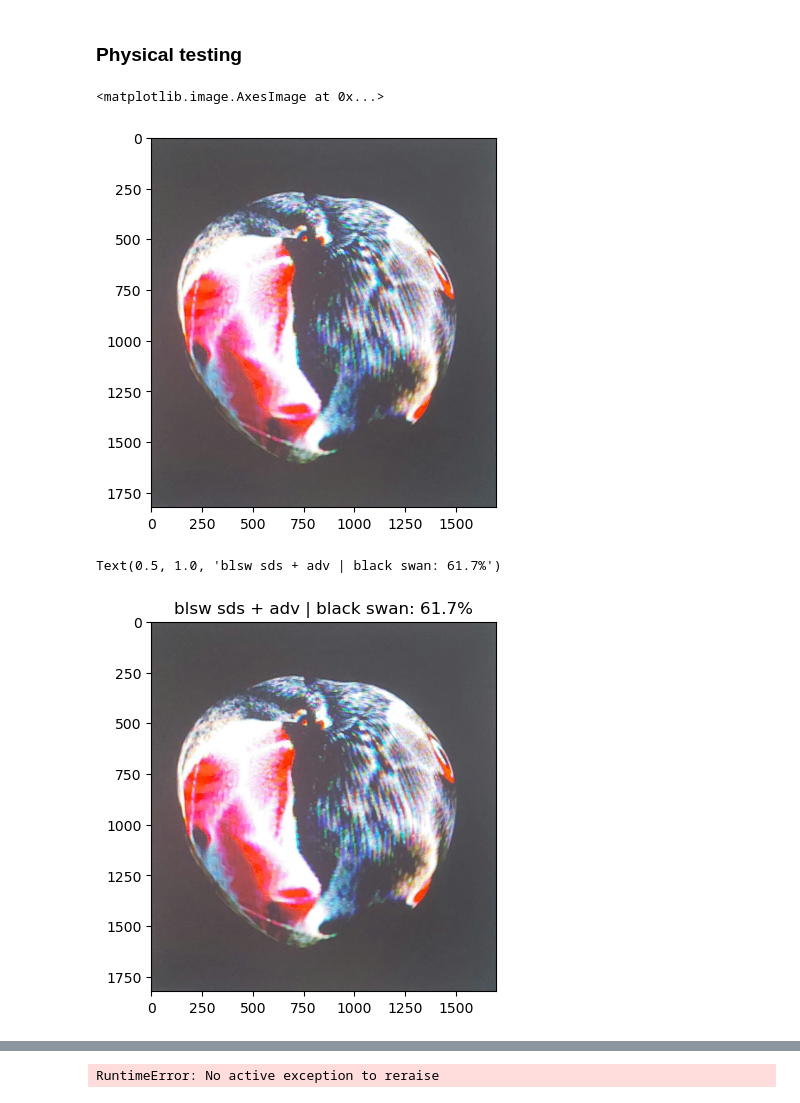
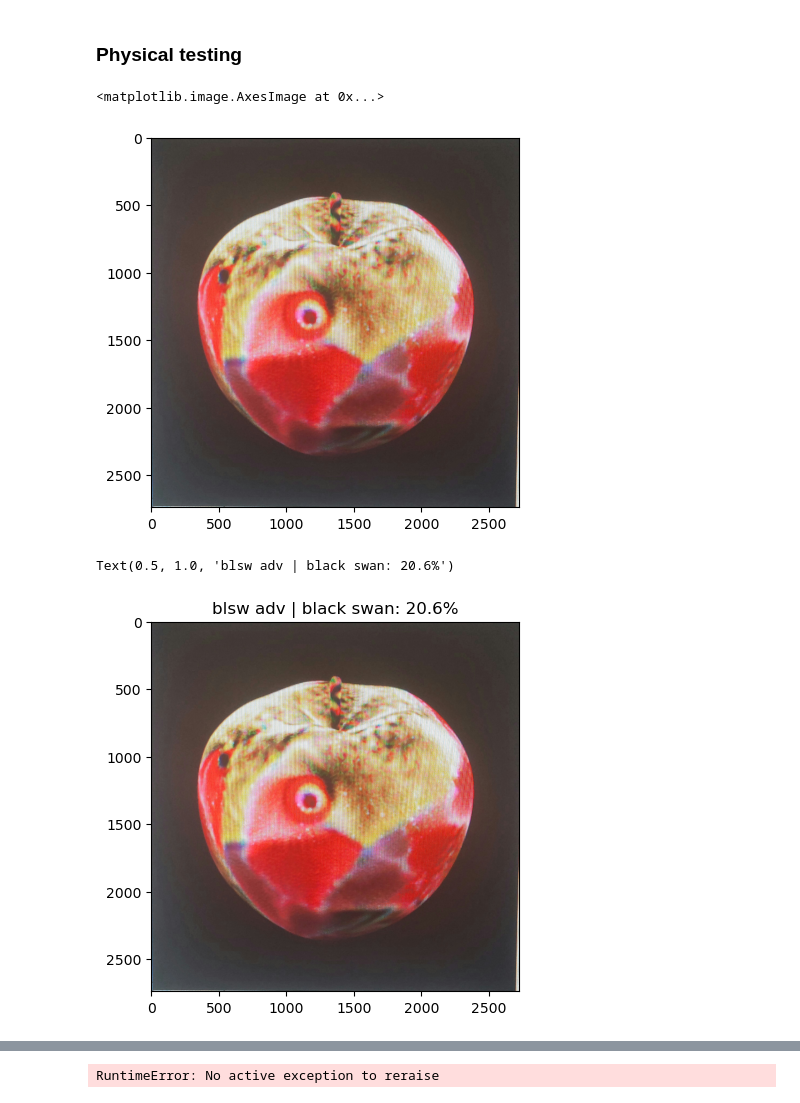
Before and after one commit to Dannynis/AdversarialRendering, a Jupyter notebook: gif.ipynb, the cells around one changed output, grey strips where cells are left out. Saved outputs shown, nothing was run; the diff lists cells and outputs as text; code cells hidden in the pictures.

```diff
--- a/gif.ipynb
+++ b/gif.ipynb
@@ -455,24 +495,24 @@ find the most recent file in /content/drive/MyDrive/Adver_diff_checkpoints
 # %%
 # load 20241130_202829.jpg
 from PIL import Image
 import torchvision.transforms as transforms
 
 # Load the image
-image_path = '20241130_204238.jpg'  # Replace with the path to your image
+image_path = '20241130_220012.jpg'  # Replace with the path to your image
 image = Image.open(image_path)
 
 im = image.convert('RGB')
 img = torch.tensor(np.array(im))
 img = img / 255
 
 plt.imshow(img)
 # %% [output]
 <matplotlib.image.AxesImage at 0x...>
-[figure, old version]
+[figure, new version]
 # %%
-title = 'blsw sds + adv | '+resnet_predict(img.cuda())
+title = 'blsw adv | '+resnet_predict(img.cuda())
 plt.imshow(img)
 plt.title(title)
 # %% [output]
-Text(0.5, 1.0, 'blsw sds + adv | black swan: 61.7%')
+Text(0.5, 1.0, 'blsw adv | black swan: 20.6%')
-[figure, old version]
+[figure, new version]
```
Also changed, not shown: parts of 23 cells of this notebook, 2 other files.
